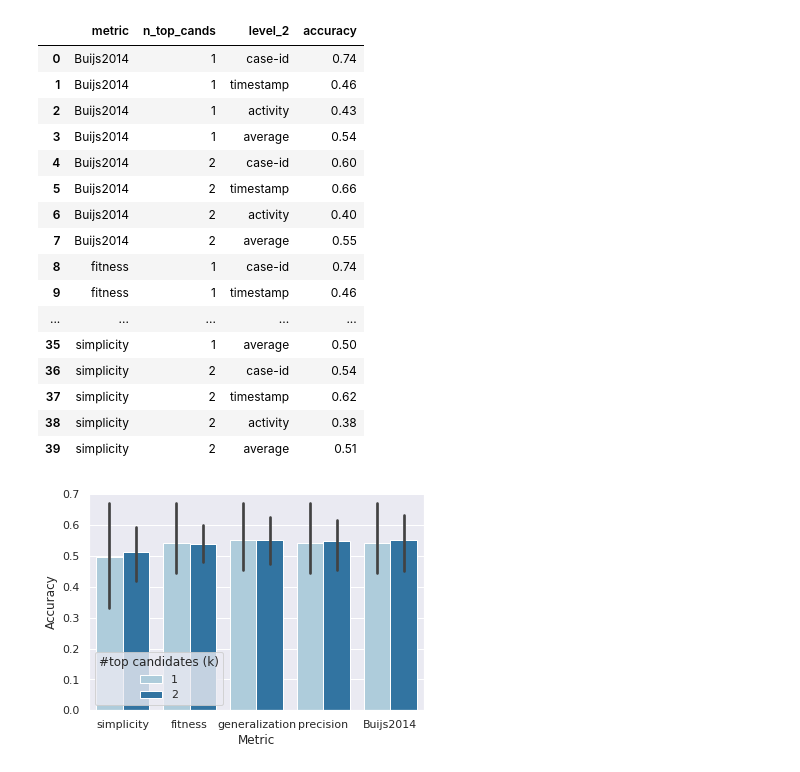
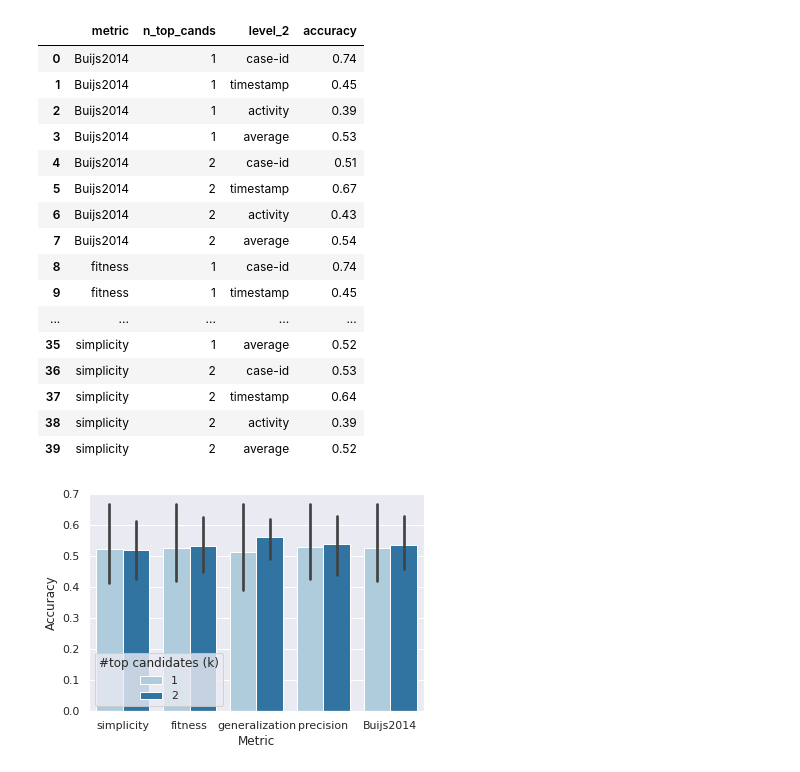
Before and after one commit to kentaroh-toyoda/research-process-mining, a Jupyter notebook: notebooks/2_summarize_results.ipynb, the cells around one changed output. Drawn from its saved outputs; the diff is of its cells as text; code cells hidden in the pictures.

```diff
--- a/notebooks/2_summarize_results.ipynb
+++ b/notebooks/2_summarize_results.ipynb
@@ -44,9 +30,11 @@ r = r.loc[r.dataset.str.contains('BPIC')]
 # Output dataset information for papers
 datasets = {}
 dataset_names = [re.match('../datasets/(.+).csv', x).groups()[0] for x in list(sorted(set(r['dataset'])))]
-datasets['Dataset'] = [re.sub('_', ' ', x) for x in dataset_names]
+# datasets['Dataset'] = [re.sub('_', ' ', x) for x in dataset_names]
+datasets['dataset'] = dataset_names
 
 datasets['Number of Columns'] = [len(pd.read_csv(x, nrows=1).columns) for x in list(sorted(set(r['dataset'])))]
+r['dataset'] = r['dataset'].apply(lambda x: re.match('../datasets/(.+).csv', x).groups()[0])
 
 print(pd.DataFrame.from_dict(datasets).to_latex(index=False))
 # %% [output]
@@ -110,26 +98,6 @@ r['identified_indices'] = r.apply(lambda x: if_highest_cands_is_correct(x), axis
 r['case_id_precision'] = r.apply(lambda x: sum([i[0] == x['correct_indices'][0] for i in x['identified_indices']]) / len(x['identified_indices']), axis=1)
 r['timestamp_precision'] = r.apply(lambda x: sum([i[1] == x['correct_indices'][1] for i in x['identified_indices']]) / len(x['identified_indices']), axis=1)
 r['activity_precision'] = r.apply(lambda x: sum([i[2] == x['correct_indices'][2] for i in x['identified_indices']]) / len(x['identified_indices']), axis=1)
-# %%
-# For the research dashboard, we select datasets
-datasets_for_dashboard = {
-    'file_name': [
-        '../datasets/BPIC2012_loan_application_process.csv',
-        '../datasets/BPIC2013_problem_management_open_problems.csv',
-        '../datasets/BPIC2015_2.csv',
-        '../datasets/BPIC2019_purchase_order_handling_process.csv'
-    ],
-    'legend_name': [
-        'Loan application',
-        'Issue desk processes',
-        'Processes in city hall',
-        'Purchase order handling'
-    ]
-}
-r = r.loc[r['dataset'].isin(datasets_for_dashboard['file_name'])]
-r['dataset'] = r['dataset'].map(lambda x: datasets_for_dashboard['legend_name'][datasets_for_dashboard['file_name'].index(x)])
-r = r.loc[(r['n_top_cands'] == 1) | (r['n_top_cands'].isnull())]
-r = r.loc[(r['miner'] == 'inductive_miner') | (r['miner'].isnull())]
 # %%
 # check if all columns are correctly identified
 r['is_all_correct'] = r.apply(lambda x: x['correct_indices'] in x['identified_indices'], axis=1)
@@ -231,44 +189,41 @@ def precision_summary(x):
     # return pd.DataFrame(data={'case_id': [c], 'timestamp': [t], 'activity': [a], 'average': [avg]})
 # %%
 # metric (accuracy and time)
-# conditions:
-# * scores shouldn't be [] (only consider the cases that entered the second stage),
-# * miner == inductive_miner
 pd.set_option('display.max_rows', None)
 
-tmp = r.loc[(r['miner'] == 'inductive_miner') & (len(r['scores']) > 0)]\
-.groupby(['metric', 'n_top_cands'])\
+# tmp = r.loc[(r['miner'] == 'inductive_miner') & (len(r['scores']) > 0)]\
+tmp = r.groupby(['metric', 'n_top_cands'])\
 .apply(func=precision_summary)\
 .reset_index()
 display(tmp)
 
 plt.figure(figsize=(6, 4))
 sns.set_style('darkgrid')
 sns.set(font_scale=1)
 sns.barplot(data=tmp, x='metric', y='accuracy', hue='n_top_cands',
             order=['simplicity', 'fitness', 'generalization', 'precision', 'Buijs2014'],
             palette=sns.color_palette('Paired'))
 plt.legend(title='#top candidates (k)')
 plt.xlabel('Metric')
 plt.ylabel('Accuracy')
-plt.savefig('../plots/accuracy_metric.png')
+plt.savefig('../plots/accuracy_metric.pdf', bbox_inches='tight')
 # %% [output]
 |  | metric | n_top_cands | level_2 | accuracy |
 | 0 | Buijs2014 | 1 | case-id | 0.74 |
-| 1 | Buijs2014 | 1 | timestamp | 0.46 |
-| 2 | Buijs2014 | 1 | activity | 0.43 |
-| 3 | Buijs2014 | 1 | average | 0.54 |
-| 4 | Buijs2014 | 2 | case-id | 0.60 |
-| 5 | Buijs2014 | 2 | timestamp | 0.66 |
-| 6 | Buijs2014 | 2 | activity | 0.40 |
-| 7 | Buijs2014 | 2 | average | 0.55 |
+| 1 | Buijs2014 | 1 | timestamp | 0.45 |
+| 2 | Buijs2014 | 1 | activity | 0.39 |
+| 3 | Buijs2014 | 1 | average | 0.53 |
+| 4 | Buijs2014 | 2 | case-id | 0.51 |
+| 5 | Buijs2014 | 2 | timestamp | 0.67 |
+| 6 | Buijs2014 | 2 | activity | 0.43 |
+| 7 | Buijs2014 | 2 | average | 0.54 |
 | 8 | fitness | 1 | case-id | 0.74 |
-| 9 | fitness | 1 | timestamp | 0.46 |
+| 9 | fitness | 1 | timestamp | 0.45 |
 | ... | ... | ... | ... | ... |
-| 35 | simplicity | 1 | average | 0.50 |
-| 36 | simplicity | 2 | case-id | 0.54 |
-| 37 | simplicity | 2 | timestamp | 0.62 |
-| 38 | simplicity | 2 | activity | 0.38 |
-| 39 | simplicity | 2 | average | 0.51 |
+| 35 | simplicity | 1 | average | 0.52 |
+| 36 | simplicity | 2 | case-id | 0.53 |
+| 37 | simplicity | 2 | timestamp | 0.64 |
+| 38 | simplicity | 2 | activity | 0.39 |
+| 39 | simplicity | 2 | average | 0.52 |
-[figure, old version]
+[figure, new version]
 # %%
```
Also changed, not shown: parts of 13 cells of this notebook, 1 other file.
